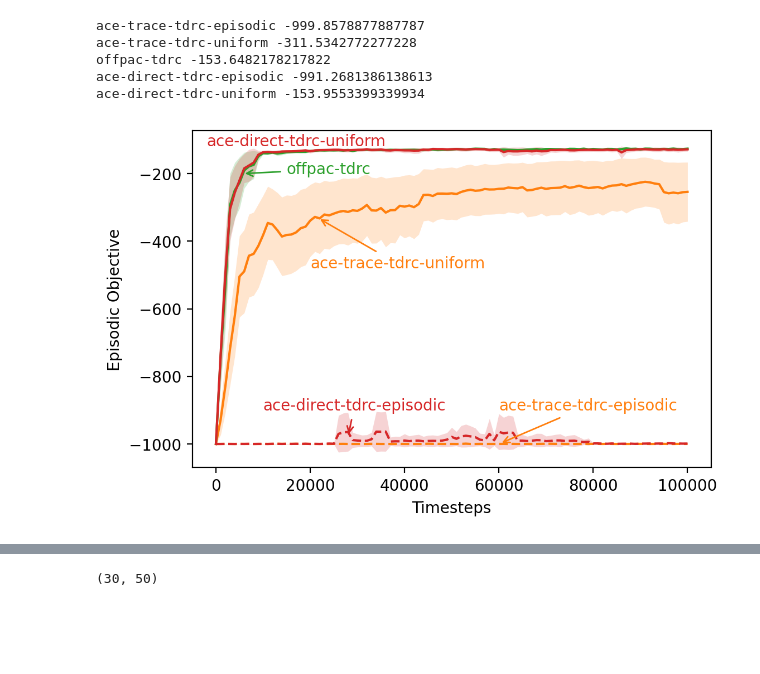
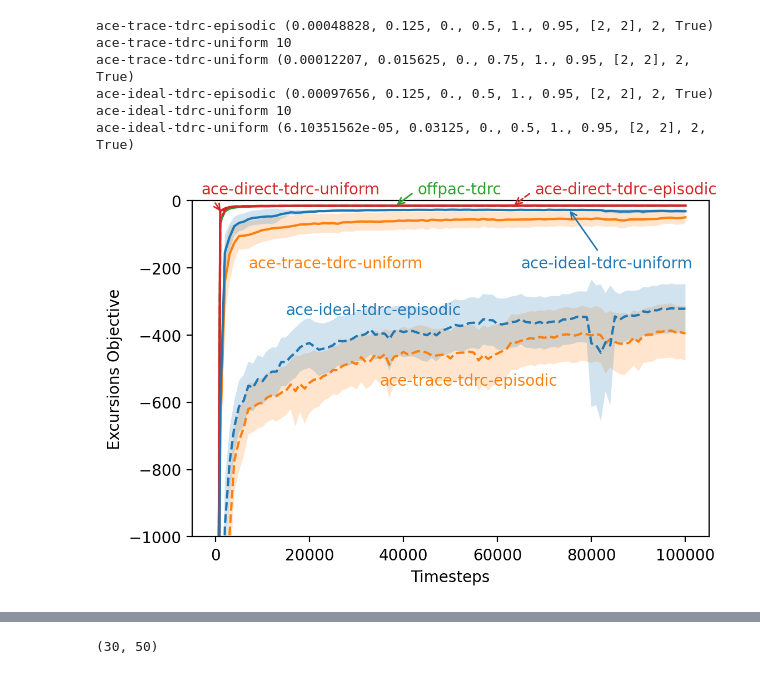
Before and after one commit to gravesec/actor-critic-with-emphatic-weightings, a Jupyter notebook: puddle-world.ipynb, the cells around one changed output, grey strips where cells are left out. Drawn from its saved outputs; the diff is of its cells as text; code cells hidden in the pictures; blank space fills up the shorter version.

```diff
--- a/puddle-world.ipynb
+++ b/puddle-world.ipynb
@@ -38,3 +16,11 @@ def load_results(alg):
+# %%
+def combine_results(results):
+    num_configs, num_runs, num_policies, num_evals = results.shape
+    mean_evals = np.mean(results, axis=3)
+    mean_runs = np.mean(mean_evals, axis=1)
+    sem_runs = st.sem(mean_evals, axis=1)
+    lower, upper = st.t.interval(0.95, num_runs-1, loc=mean_runs, scale=sem_runs)
+    return mean_runs, lower, upper
 # %%
 etd_algs = ['ace-trace-etd-episodic', 'ace-trace-etd-uniform', 'offpac-etd', 'ace-direct-etd-episodic', 'ace-direct-etd-uniform', 'ace-ideal-etd-episodic', 'ace-ideal-etd-uniform']
 tdrc_algs = ['ace-trace-tdrc-episodic', 'ace-trace-tdrc-uniform', 'offpac-tdrc', 'ace-direct-tdrc-episodic', 'ace-direct-tdrc-uniform', 'ace-ideal-tdrc-episodic', 'ace-ideal-tdrc-uniform']
@@ -133,38 +326,67 @@ plt.savefig('mc_epi_etd_sens.png', bbox_inches="tight")
 # %%
 fig, ax = plt.subplots()
 for alg in tdrc_algs:
-    results = load_results(alg)
-    means, lower, upper = combine_results(results['results'])
+    performance = np.lib.format.open_memmap('/home/s/sutton/graves/scratch/actor-critic-with-emphatic-weightings/pw-final-excursions/'+alg+'/sweep0/performance.npy', mode='r')
+    results = performance['results_excursions']
+    means, lower, upper = combine_results(results)
     best_config = np.nanargmax(means.sum(axis=1))
-    print(alg, np.nanmax(means.mean(axis=1)))
+    if 'ace-trace-tdrc-uniform' in alg or 'ace-ideal-tdrc-uniform' in alg:
+        print(alg, best_config)
     x = np.linspace(0, 100000, 101)
     y = means[best_config]
+
+    linestyle = '--' if 'episodic' in alg else '-'
     if 'direct' in alg:
         color = 'tab:red'
         if 'uniform' in alg:
-            ax.annotate(alg, xy=(-2000, -118), color=color)
+            ax.annotate(alg, color=color, xy=(1500, -40), xytext=(-3000, 20), arrowprops=dict(arrowstyle="->", color=color, linestyle=linestyle, relpos=(0,1)))
         elif 'episodic' in alg:
-            ax.annotate(alg, xy=(28000, -980), xytext=(10000, -900), color=color, arrowprops=dict(arrowstyle="->", color=color))
-    elif 'ace' in alg:
+            ax.annotate(alg, color=color, xy=(63000, -18), xytext=(68000, 20), arrowprops=dict(arrowstyle="->", color=color, linestyle=linestyle, relpos=(0,.5)))
+    elif 'trace' in alg:
+        print(alg, performance['parameters'][best_config])
         color = 'tab:orange'
         if 'uniform' in alg:
-            ax.annotate(alg, xy=(21500, -330), xytext=(20000, -480), color=color, arrowprops=dict(arrowstyle="->", color=color))
+            performance = np.lib.format.open_memmap('/home/s/sutton/graves/scratch/actor-critic-with-emphatic-weightings/pw-final-excursions/ace-trace-tdrc-uniform2/test/performance.npy', mode='r')
+            results = performance['results_excursions']
+            means, lower, upper = combine_results(results)
+            best_config = np.nanargmax(means.sum(axis=1))
+            x = np.linspace(0, 100000, 101)
+            y = means[best_config]
+            ax.annotate(alg, color=color, xy=(7000, -200))
         elif 'episodic' in alg:
-            ax.annotate(alg, xy=(60000, -1000), xytext=(60000, -900), color=color, arrowprops=dict(arrowstyle="->", color=color))
+            ax.annotate(alg, color=color, xy=(35000, -550))
     elif 'offpac' in alg:
         color = 'tab:green'
-        ax.annotate(alg, xy=(5500, -200), xytext=(15000, -200), color=color, arrowprops=dict(arrowstyle="->", color=color))
-    linestyle = '--' if 'episodic' in alg else '-'
+        ax.annotate(alg, color=color, xy=(38000, -18), xytext=(43000, 20), arrowprops=dict(arrowstyle="->", color=color, linestyle=linestyle, relpos=(0,.5)))
+    elif 'ideal' in alg:
+        print(alg, performance['parameters'][best_config])
+        color = 'tab:blue'
+        if 'uniform' in alg:
+            ax.annotate(alg, color=color, xy=(75000, -22), xytext=(65000, -200), arrowprops=dict(arrowstyle="->", color=color, linestyle=linestyle))
+        elif 'episodic' in alg:
+            ax.annotate(alg, color=color, xy=(15000, -340))
     lines = ax.plot(x, y, label=alg, linestyle=linestyle, color=color)
     ax.fill_between(x, lower[best_config], upper[best_config], alpha=0.2, facecolor=lines[0]._color, edgecolor=lines[0]._color, linewidth=0)
 
+# performance = np.lib.format.open_memmap('/home/s/sutton/graves/scratch/actor-critic-with-emphatic-weightings/pw-final-excursions/ace-ideal-tdrc-uniform2/test/performance.npy', mode='r')
+# results = performance['results_excursions']
+# means, lower, upper = combine_results(results)
+# best_config = np.nanargmax(means.sum(axis=1))
+# x = np.linspace(0, 100000, 101)
+# y = means[best_config]
+# lines = ax.plot(x, y, label='ideal2')
+# ax.fill_between(x, lower[best_config], upper[best_config], alpha=0.2, facecolor=lines[0]._color, edgecolor=lines[0]._color, linewidth=0)
+
+
 ax.set_xlabel('Timesteps')
-ax.set_ylabel('Episodic Objective')
-plt.savefig('mc_epi_tdrc.png', bbox_inches="tight")
+ax.set_ylabel('Excursions Objective')
+ax.set_ylim(-1000,0)
+plt.savefig('pw_exc_tdrc.png', bbox_inches="tight")
 # %% [output]
-ace-trace-tdrc-episodic -999.8578877887787
-ace-trace-tdrc-uniform -311.5342772277228
-offpac-tdrc -153.6482178217822
-ace-direct-tdrc-episodic -991.2681386138613
-ace-direct-tdrc-uniform -153.9553399339934
+ace-trace-tdrc-episodic (0.00048828, 0.125, 0., 0.5, 1., 0.95, [2, 2], 2, True)
+ace-trace-tdrc-uniform 10
+ace-trace-tdrc-uniform (0.00012207, 0.015625, 0., 0.75, 1., 0.95, [2, 2], 2, True)
+ace-ideal-tdrc-episodic (0.00097656, 0.125, 0., 0.5, 1., 0.95, [2, 2], 2, True)
+ace-ideal-tdrc-uniform 10
+ace-ideal-tdrc-uniform (6.10351562e-05, 0.03125, 0., 0.5, 1., 0.95, [2, 2], 2, True)
-[figure, old version]
+[figure, new version]
```
Also changed, not shown: parts of 23 cells of this notebook, 2 other files.
